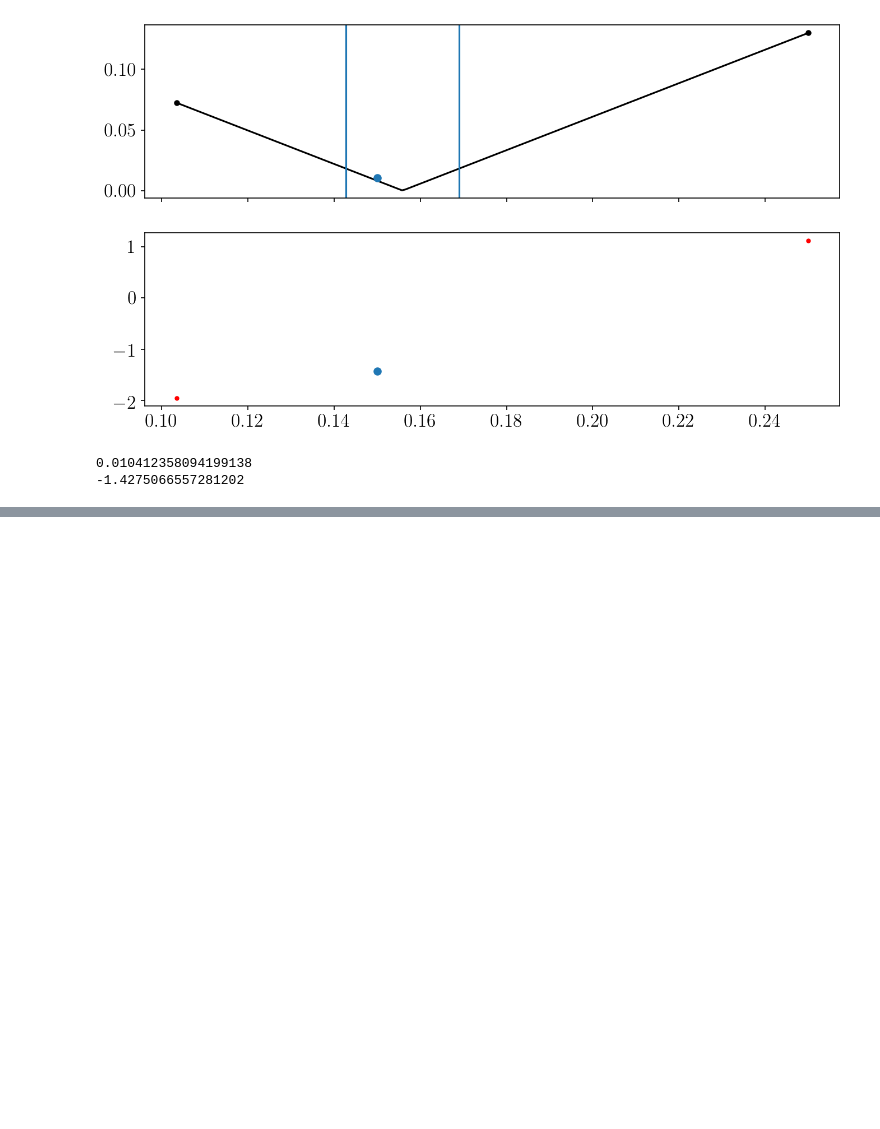
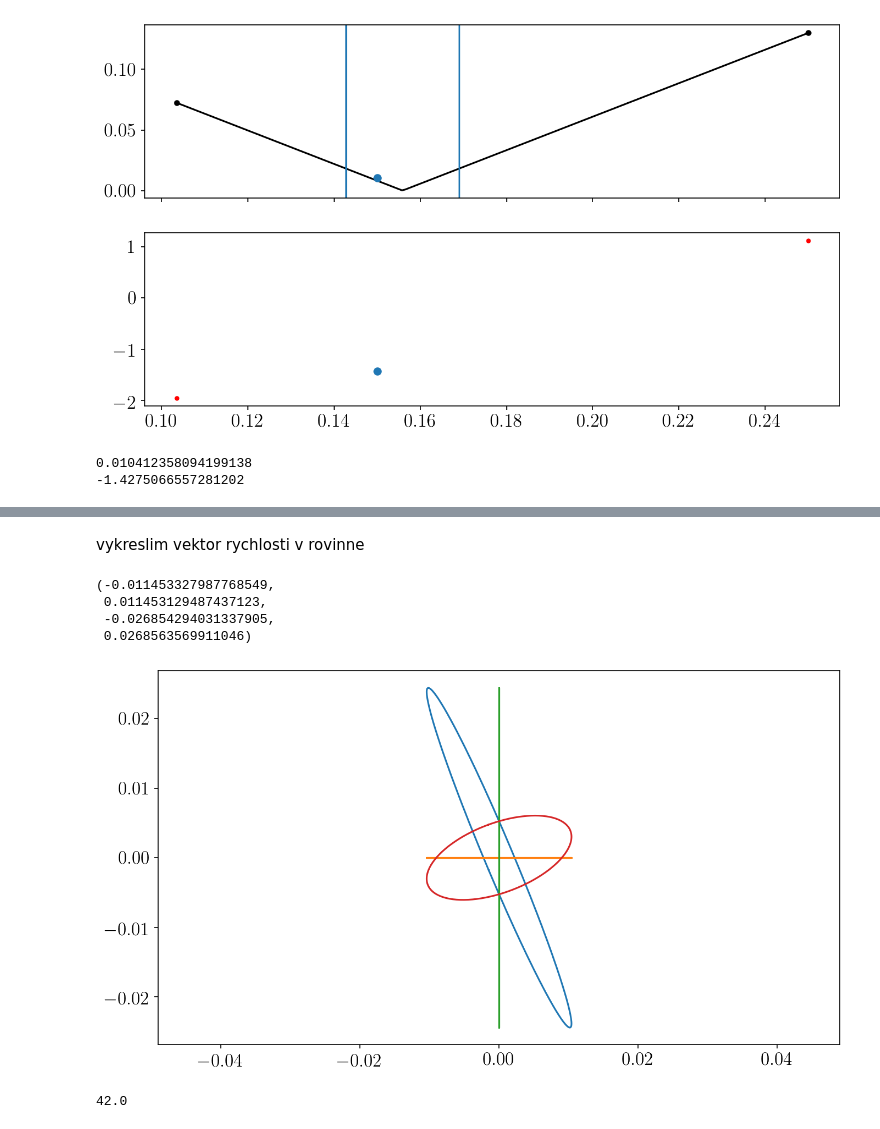
Before and after one commit to dvadlejch/Julia_vypocty_diplomka, a Jupyter notebook: EMM_minim/EMM_min_proces.ipynb, the cells around one changed output, grey strips where cells are left out. Saved outputs shown, nothing was run; the diff lists cells and outputs as text; code cells hidden in the pictures; blank space fills up the shorter version.

```diff
--- a/EMM_minim/EMM_min_proces.ipynb
+++ b/EMM_minim/EMM_min_proces.ipynb
@@ -247,0 +498,49 @@ print(fot_phi[9])
+# %% [markdown]
+vykreslim vektor rychlosti v rovinne
+# %%
+t_param = np.linspace(0,2*np.pi,200)  # parametr trajektorie
+
+# prvni pripad
+DeltaS_S_ratio_xz_min = DeltaS_S_ratio[5]
+fot_phi_min_xz = fot_phi[5]
+DeltaS_S_x = 1/np.sin(gamma) * np.sqrt( DeltaS_S_ratio_xz_min**2 + DeltaS_S_min_z**2 * np.cos(gamma)**2 - 2*DeltaS_S_ratio_xz_min*
+                                      DeltaS_S_min_z*np.cos(gamma) * np.cos(fot_phi_min_z-fot_phi_min_xz))
+fot_phi_x = np.angle( DeltaS_S_ratio_xz_min*np.exp(1j * fot_phi_min_xz) - DeltaS_S_min_z * np.cos(gamma) * np.exp(1j * fot_phi_min_z) )
+
+
+x_proj = DeltaS_S_x * np.cos(t_param + fot_phi_x)
+z_proj = DeltaS_S_min_z * np.cos(t_param + fot_phi_min_z)
+
+
+# x_proj = 1 * np.cos(t_param + 0)
+# z_proj = 0.5 * np.cos(t_param + 1.5)
+
+plt.figure(figsize=(sizex/my_dpi, sizey/my_dpi), dpi=my_dpi)
+
+plt.plot(-z_proj, -x_proj)
+plt.plot(-z_proj,np.zeros(200))
+plt.plot(np.zeros(200),-x_proj)
+
+# druhy pripad
+DeltaS_S_ratio_xz_min = DeltaS_S_ratio[5]
+fot_phi_min_xz = fot_phi[5] - np.pi
+DeltaS_S_x = 1/np.sin(gamma) * np.sqrt( DeltaS_S_ratio_xz_min**2 + DeltaS_S_min_z**2 * np.cos(gamma)**2 - 2*DeltaS_S_ratio_xz_min*
+                                      DeltaS_S_min_z*np.cos(gamma) * np.cos(fot_phi_min_z-fot_phi_min_xz))
+fot_phi_x = np.angle( DeltaS_S_ratio_xz_min*np.exp(1j * fot_phi_min_xz) - DeltaS_S_min_z * np.cos(gamma) * np.exp(1j * fot_phi_min_z) )
+
+x_proj = DeltaS_S_x * np.cos(t_param + fot_phi_x)
+z_proj = DeltaS_S_min_z * np.cos(t_param + fot_phi_min_z)
+plt.plot(-z_proj, -x_proj)
+
+plt.axis('equal')
+# plt.xlim(( -DeltaS_S_min_z*1.05, DeltaS_S_min_z*1.05) )
+# %% [output]
+(-0.011453327987768549,
+ 0.011453129487437123,
+ -0.026854294031337905,
+ 0.0268563569911046)
+[figure, added]
+# %%
+voltages[5,2]
+# %% [output]
+42.0
```
Also changed, not shown: parts of 23 cells of this notebook, 2 other files.
